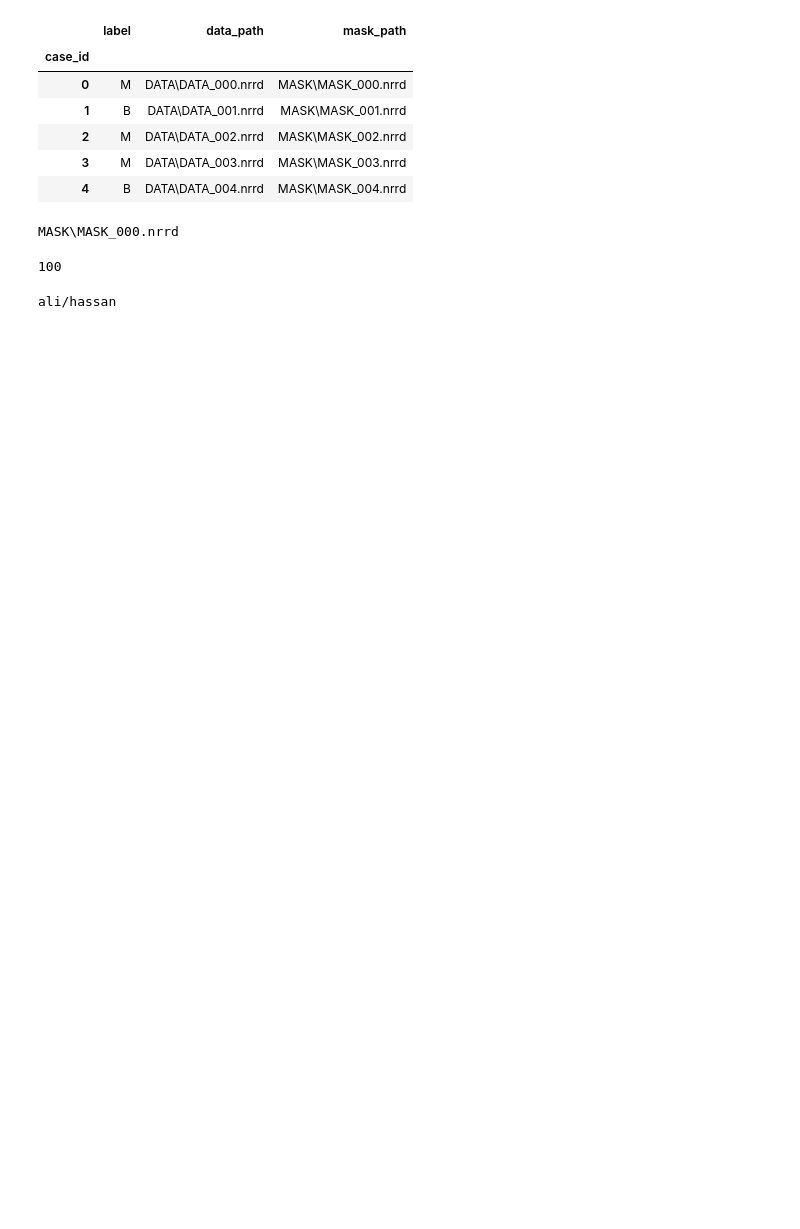
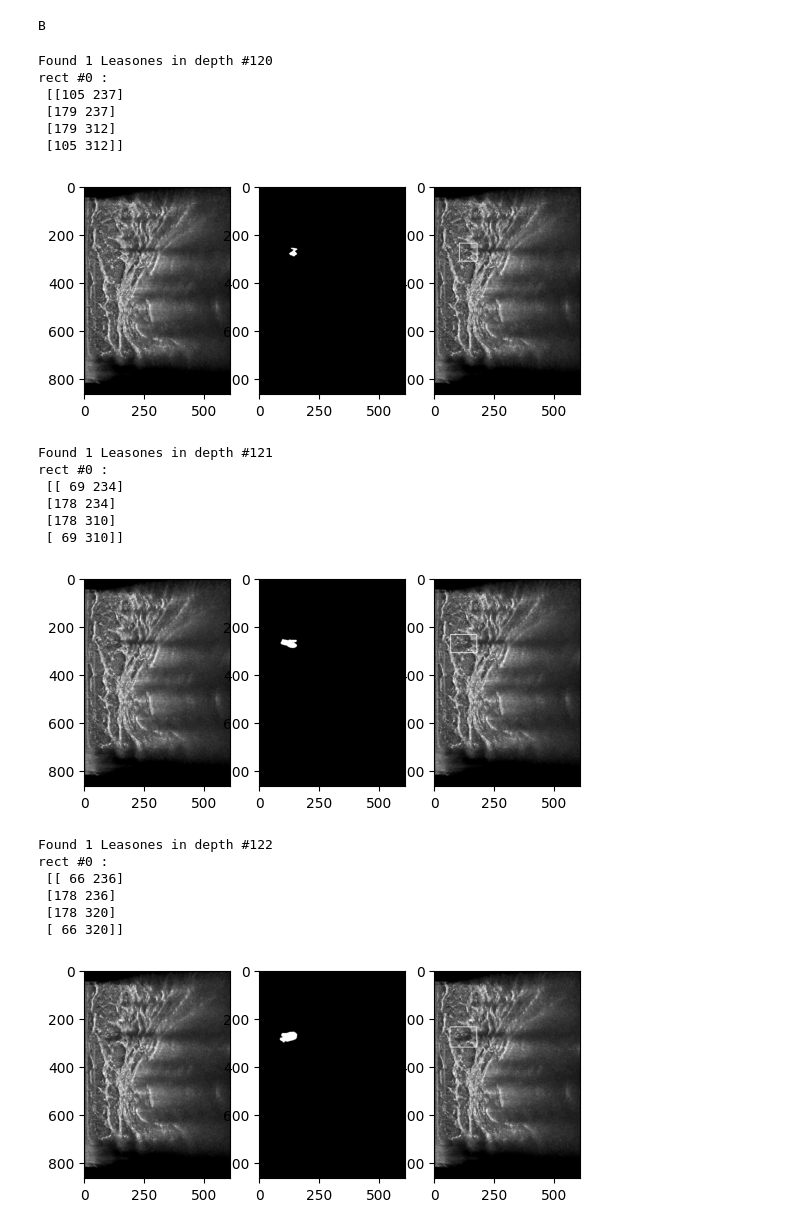
Before and after one commit to mralinp/abus-classification, a Jupyter notebook: visualization.ipynb, the cells around one changed output. Cells and saved outputs as stored; diff of their text form; code cells hidden in the pictures; blank space fills up the shorter version.

```diff
--- a/visualization.ipynb
+++ b/visualization.ipynb
@@ -5,25 +6,56 @@ ModuleNotFoundError: No module named 'dataset'
 # %%
-dataset = TDSC()
+dataset = tdsc.TDSC(path_to_dataset="data/tdsc")
-# %% [output]
-|  | label | data_path | mask_path |
-| case_id |  |  |  |
-| 0 | M | DATA\DATA_000.nrrd | MASK\MASK_000.nrrd |
-| 1 | B | DATA\DATA_001.nrrd | MASK\MASK_001.nrrd |
-| 2 | M | DATA\DATA_002.nrrd | MASK\MASK_002.nrrd |
-| 3 | M | DATA\DATA_003.nrrd | MASK\MASK_003.nrrd |
-| 4 | B | DATA\DATA_004.nrrd | MASK\MASK_004.nrrd |
-# %%
-x = meta.iloc[0]
-print(x.mask_path)
-# %% [output]
-MASK\MASK_000.nrrd
-# %%
-print (len(meta))
-# %% [output]
-100
-# %%
-a = "ali\\hassan"
-a = a.replace('\\', '/')
-print(a)
-# %% [output]
-ali/hassan
+# %%
+v,m,l = dataset[4]
+print(l)
+# %% [output]
+B
+# %%
+for d in range(m.shape[2]):
+
+    mask = np.array(m[:,:,d])
+    img = np.array(v[:,:,d])
+    element = cv2.getStructuringElement(cv2.MORPH_RECT, (41, 41), (20, 20))
+    dilated_mask = cv2.dilate(mask, element)
+    contours,_ = cv2.findContours(dilated_mask, 1, 1) # not copying here will throw an error
+    if len(contours) != 0 :
+        print(f"Found {len(contours)} Leasones in depth #{d}")
+        comb = img.copy() + (mask.copy() * 255)
+        for idx, cuntur in enumerate(contours):
+            rect = cv2.minAreaRect(cuntur) # basically you can feed this rect into your classifier
+            (x,y),(w,h), a = rect # a - angle
+            if (w < 10 and h < 10) :
+                continue
+            box = cv2.boxPoints(rect)
+            box = np.int32(box) #turn into ints
+            print(f"rect #{idx} :\n {box}")
+            comb = cv2.drawContours(comb,[box],0,(255,255,255),2)
+        plt.subplot(1,3,1)
+        plt.imshow(img, cmap = 'gray')
+        plt.subplot(1,3,2)
+        plt.imshow(mask, cmap = 'gray')
+        plt.subplot(1,3,3)
+        plt.imshow(comb, cmap='gray')
+        plt.show()
+# %% [output]
+Found 1 Leasones in depth #120
+rect #0 :
+ [[105 237]
+ [179 237]
+ [179 312]
+ [105 312]]
+[figure, added]
+Found 1 Leasones in depth #121
+rect #0 :
+ [[ 69 234]
+ [178 234]
+ [178 310]
+ [ 69 310]]
+[figure, added]
+Found 1 Leasones in depth #122
+rect #0 :
+ [[ 66 236]
+ [178 236]
+ [178 320]
+ [ 66 320]]
+[figure, added]
```
Also changed, not shown: parts of 3 cells of this notebook, 32 other files.
